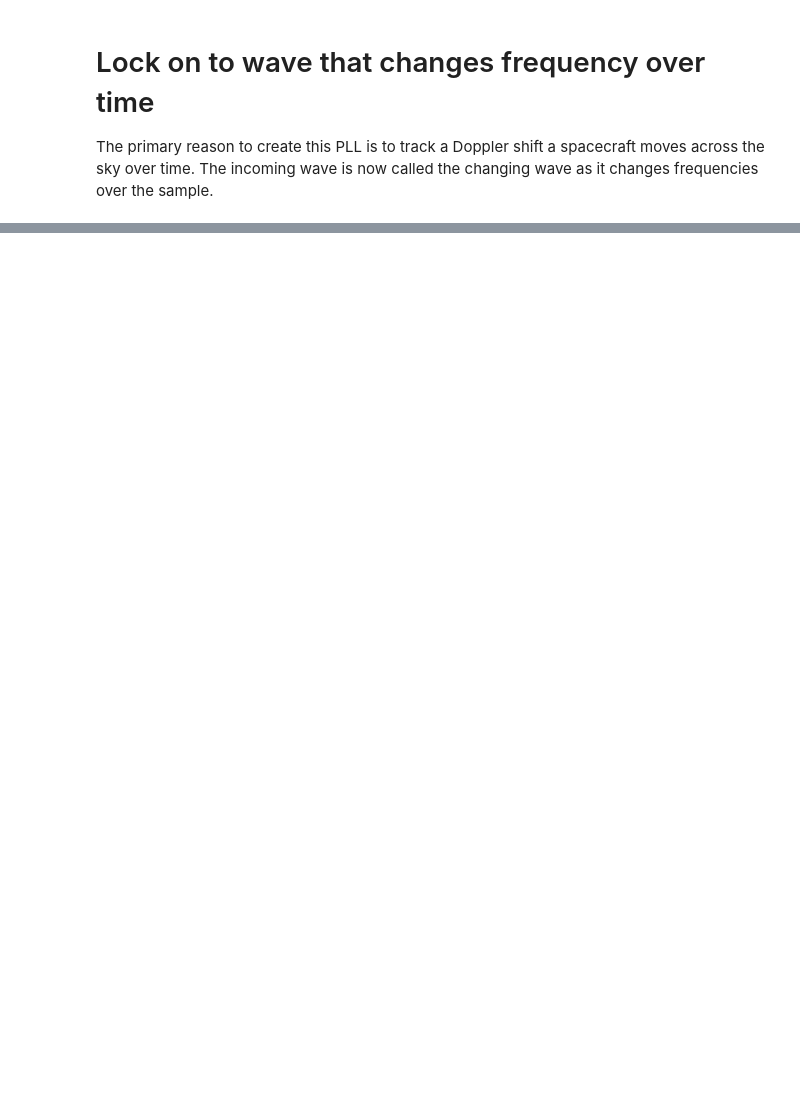
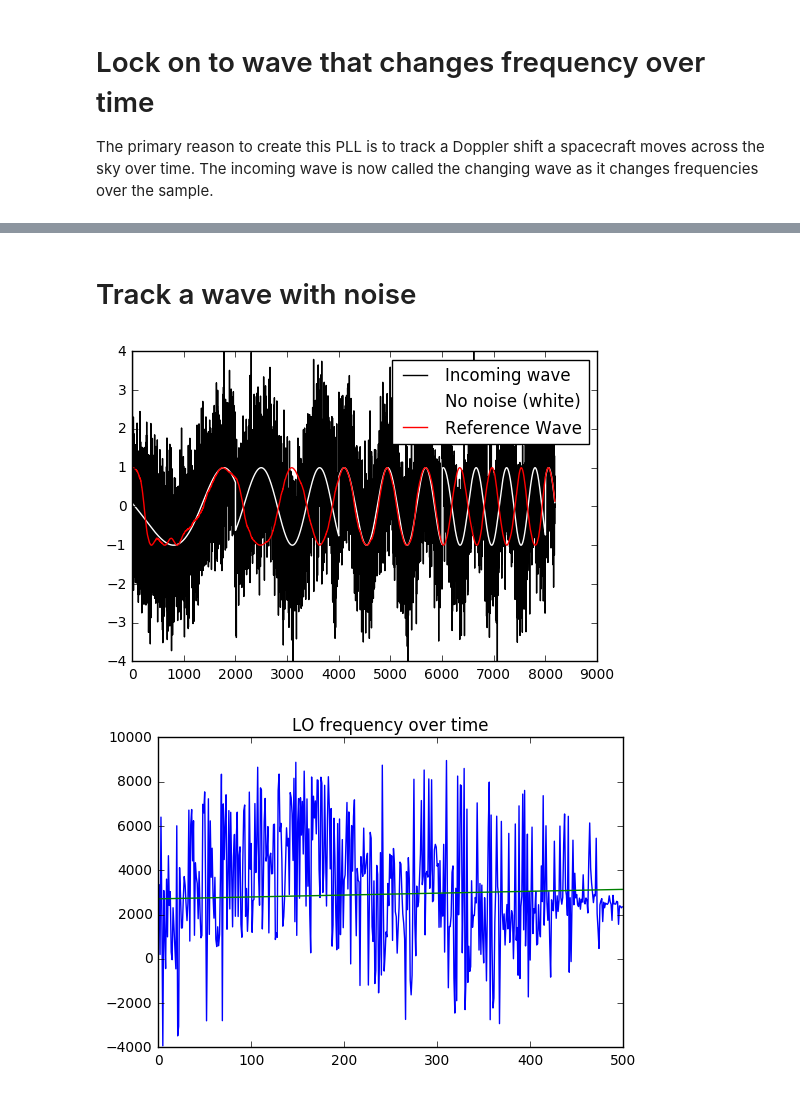
Before and after one commit to psas/gps, a Jupyter notebook: notebooks/Complex_Wave.ipynb, the cells around one changed output, grey strips where cells are left out. Drawn from its saved outputs; the diff is of its cells as text; code cells hidden in the pictures; blank space fills up the shorter version.

```diff
--- a/notebooks/Complex_Wave.ipynb
+++ b/notebooks/Complex_Wave.ipynb
@@ -286,0 +335,2 @@ array([ 0.99999528+0.00307096j,  0.99999528+0.00307114j,
+# %% [markdown]
+# Track a wave with noise
@@ -286,0 +388,18 @@ array([ 0.99999528+0.00307096j,  0.99999528+0.00307114j,
+# %%
+#plt.plot(discriminator)
+#plt.show()
+plt.plot(np.real(incWav), color = 'k', label = 'Incoming wave')
+plt.plot(np.real(nonoise), color = 'white', label = 'No noise (white)')
+plt.plot(np.real(refWave), color = 'r', label = 'Reference Wave')
+
+plt.ylim([-4, 4])
+plt.legend()
+plt.show()
+
+plt.plot(r[2000:2500])
+plt.plot(fList[2000:2500])
+plt.title('LO frequency over time')
+plt.show()
+# %% [output]
+[figure, added]
+[figure, added]
```
Also changed, not shown: parts of 11 cells of this notebook.
